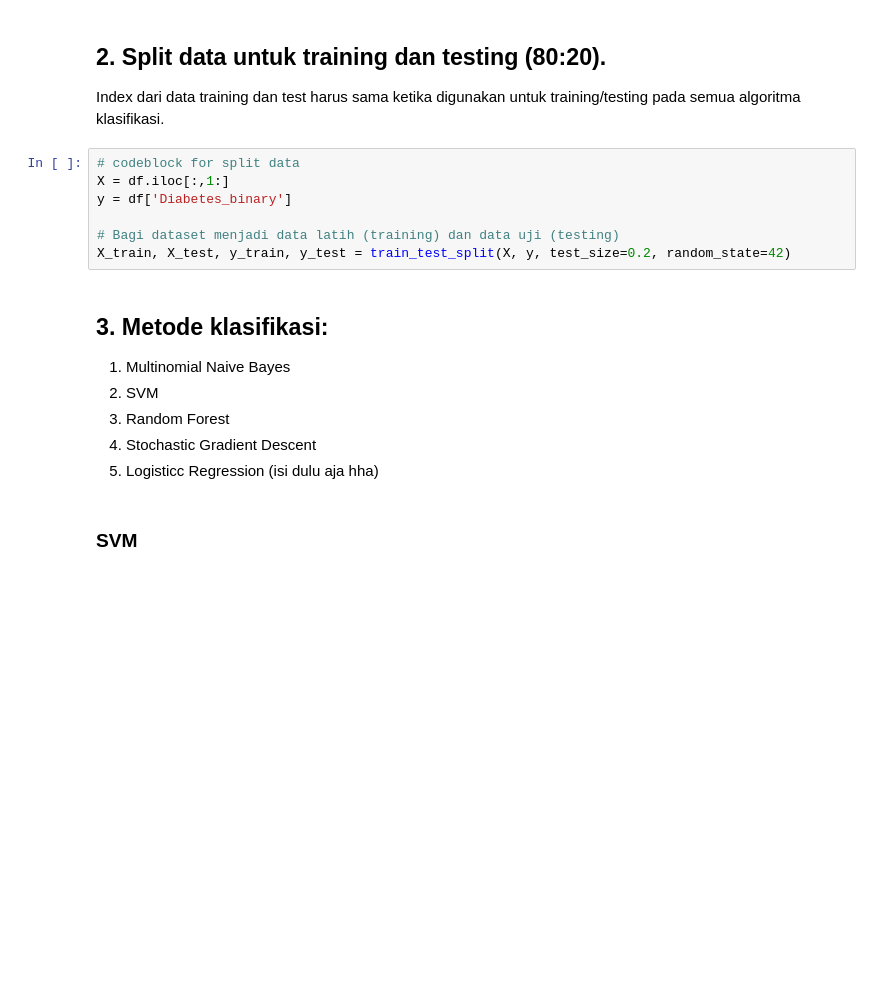
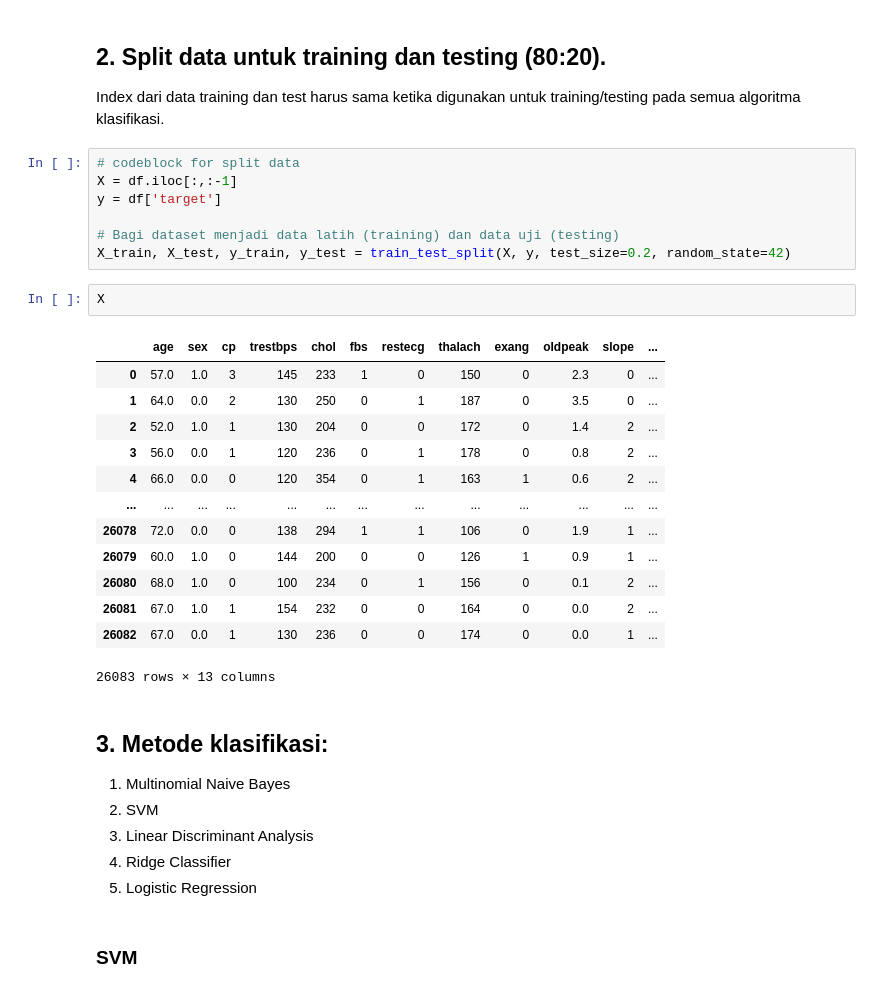
Before and after one commit to saifudienrosyid/finalproject_KKPM, a Jupyter notebook: baseline.ipynb, the cells around one changed output. Cells and saved outputs as stored; diff of their text form; blank space fills up the shorter version.

```diff
--- a/baseline.ipynb
+++ b/baseline.ipynb
@@ -101,18 +98,34 @@ plt.show()
 Index dari data training dan test harus sama ketika digunakan untuk training/testing pada semua algoritma klasifikasi.
 # %%
 # codeblock for split data
-X = df.iloc[:,1:]
-y = df['Diabetes_binary']
+X = df.iloc[:,:-1]
+y = df['target']
 
 # Bagi dataset menjadi data latih (training) dan data uji (testing)
 X_train, X_test, y_train, y_test = train_test_split(X, y, test_size=0.2, random_state=42)
+# %%
+X
+# %% [output]
+|  | age | sex | cp | trestbps | chol | fbs | restecg | thalach | exang | oldpeak | slope | ... |
+| 0 | 57.0 | 1.0 | 3 | 145 | 233 | 1 | 0 | 150 | 0 | 2.3 | 0 | ... |
+| 1 | 64.0 | 0.0 | 2 | 130 | 250 | 0 | 1 | 187 | 0 | 3.5 | 0 | ... |
+| 2 | 52.0 | 1.0 | 1 | 130 | 204 | 0 | 0 | 172 | 0 | 1.4 | 2 | ... |
+| 3 | 56.0 | 0.0 | 1 | 120 | 236 | 0 | 1 | 178 | 0 | 0.8 | 2 | ... |
+| 4 | 66.0 | 0.0 | 0 | 120 | 354 | 0 | 1 | 163 | 1 | 0.6 | 2 | ... |
+| ... | ... | ... | ... | ... | ... | ... | ... | ... | ... | ... | ... | ... |
+| 26078 | 72.0 | 0.0 | 0 | 138 | 294 | 1 | 1 | 106 | 0 | 1.9 | 1 | ... |
+| 26079 | 60.0 | 1.0 | 0 | 144 | 200 | 0 | 0 | 126 | 1 | 0.9 | 1 | ... |
+| 26080 | 68.0 | 1.0 | 0 | 100 | 234 | 0 | 1 | 156 | 0 | 0.1 | 2 | ... |
+| 26081 | 67.0 | 1.0 | 1 | 154 | 232 | 0 | 0 | 164 | 0 | 0.0 | 2 | ... |
+| 26082 | 67.0 | 0.0 | 1 | 130 | 236 | 0 | 0 | 174 | 0 | 0.0 | 1 | ... |
+26083 rows × 13 columns
 # %% [markdown]
 ## 3. Metode klasifikasi:
 1. Multinomial Naive Bayes
 2. SVM
-3. Random Forest
-4. Stochastic Gradient Descent
-5. Logisticc Regression (isi dulu aja hha)
+3. Linear Discriminant Analysis
+4. Ridge Classifier
+5. Logistic Regression
 # %% [markdown]
 ### SVM
 # %%
```
Also changed, not shown: parts of 11 cells of this notebook, 1 other file.
